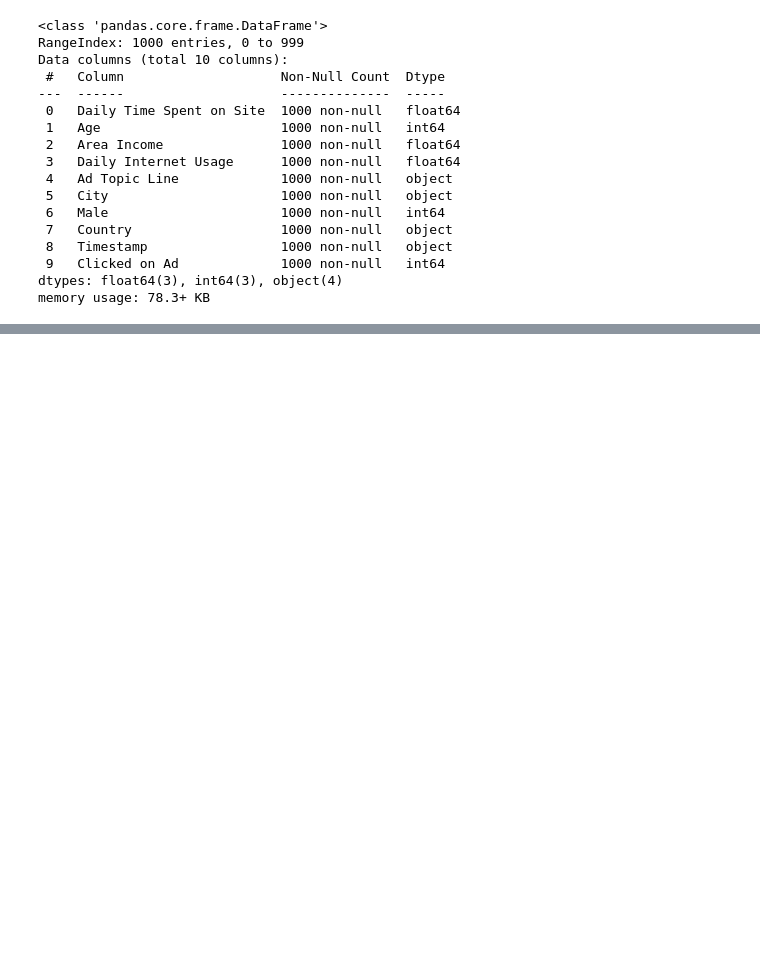
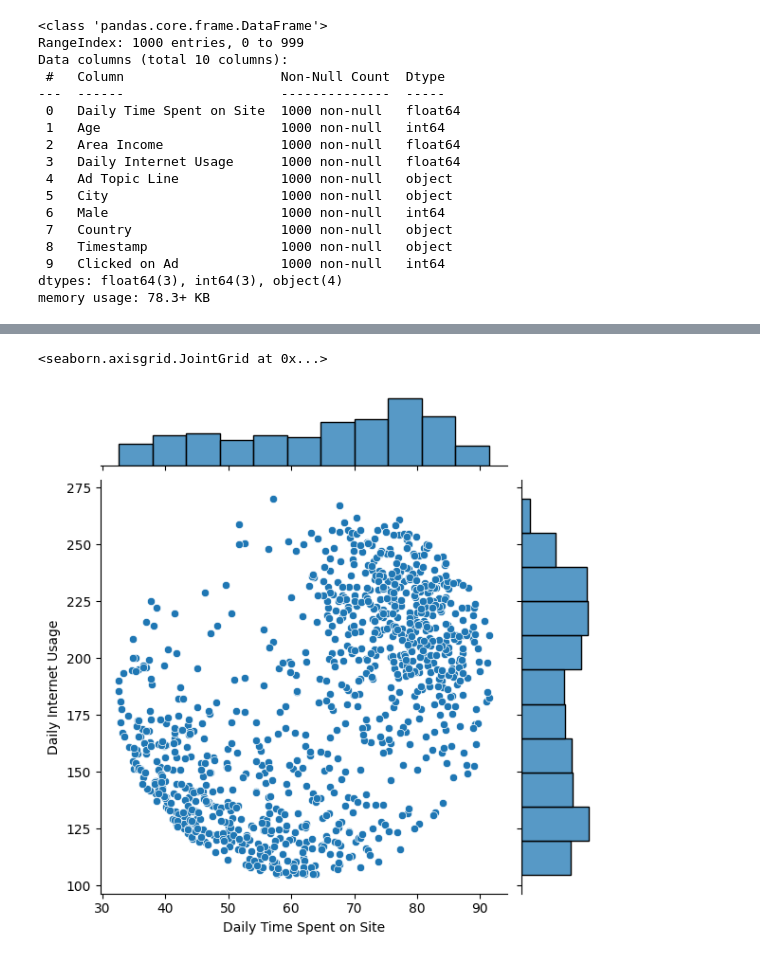
Before and after one commit to KemalYukselir/Titanic-logreg, a Jupyter notebook: main.ipynb, the cells around one changed output, grey strips where cells are left out. Cells and saved outputs as stored; diff of their text form; code cells hidden in the pictures; blank space fills up the shorter version.

```diff
--- a/main.ipynb
+++ b/main.ipynb
@@ -50,0 +68,5 @@ ad_data.describe()
+# %%
+sns.jointplot(x='Daily Time Spent on Site',y='Daily Internet Usage',data=ad_data)
+# %% [output]
+<seaborn.axisgrid.JointGrid at 0x...>
+[figure, added]
```
Also changed, not shown: parts of 5 cells of this notebook.
